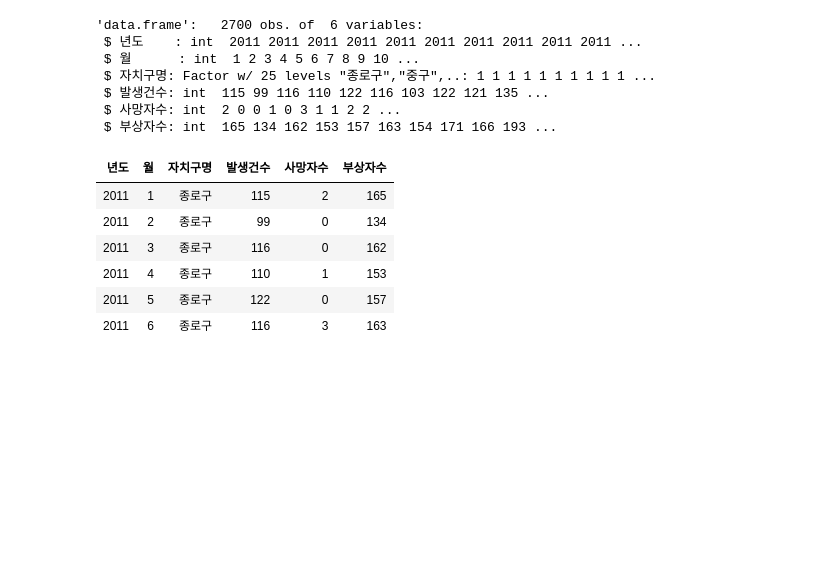
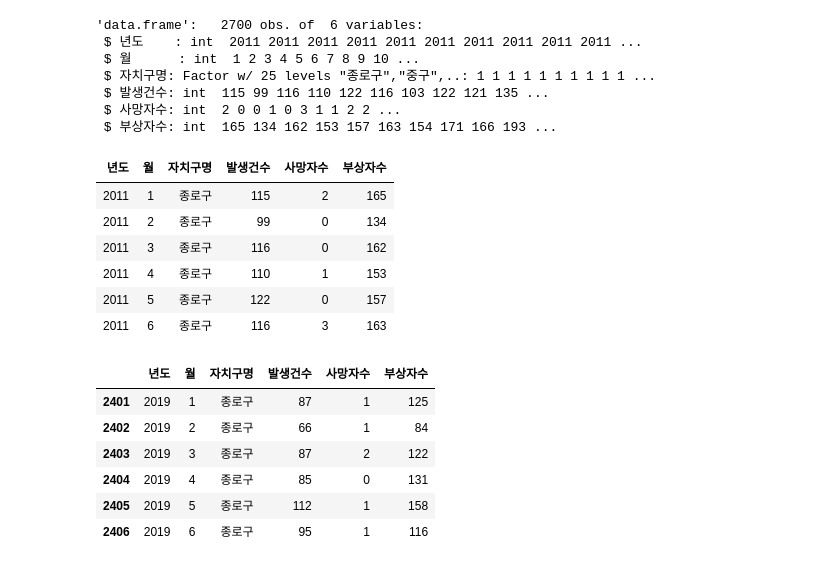
Before and after one commit to jjhwnn/R_Programming, a Jupyter notebook: 29. 서울 열린 데이터 광장 데이터 정제하기.ipynb, the cells around one changed output. Saved outputs shown, nothing was run; the diff lists cells and outputs as text; code cells hidden in the pictures; blank space fills up the shorter version.

```diff
--- a/29. 서울 열린 데이터 광장 데이터 정제하기.ipynb
+++ b/29. 서울 열린 데이터 광장 데이터 정제하기.ipynb
@@ -126,0 +119,10 @@ head(acc_s)
+# %%
+head(acc_2019)
+# %% [output]
+|  | 년도 | 월 | 자치구명 | 발생건수 | 사망자수 | 부상자수 |
+| 2401 | 2019 | 1 | 종로구 | 87 | 1 | 125 |
+| 2402 | 2019 | 2 | 종로구 | 66 | 1 | 84 |
+| 2403 | 2019 | 3 | 종로구 | 87 | 2 | 122 |
+| 2404 | 2019 | 4 | 종로구 | 85 | 0 | 131 |
+| 2405 | 2019 | 5 | 종로구 | 112 | 1 | 158 |
+| 2406 | 2019 | 6 | 종로구 | 95 | 1 | 116 |
```
Also changed, not shown: parts of 8 cells of this notebook, 1 other file.
